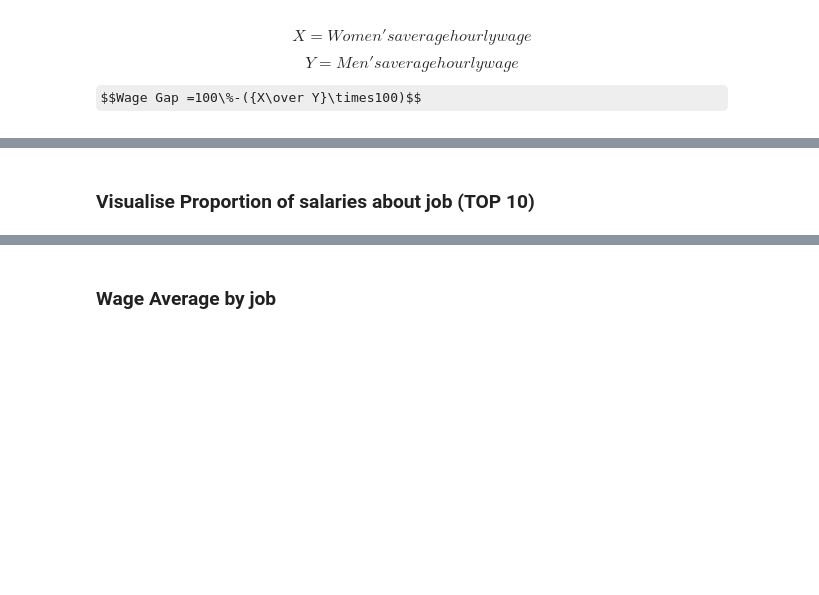
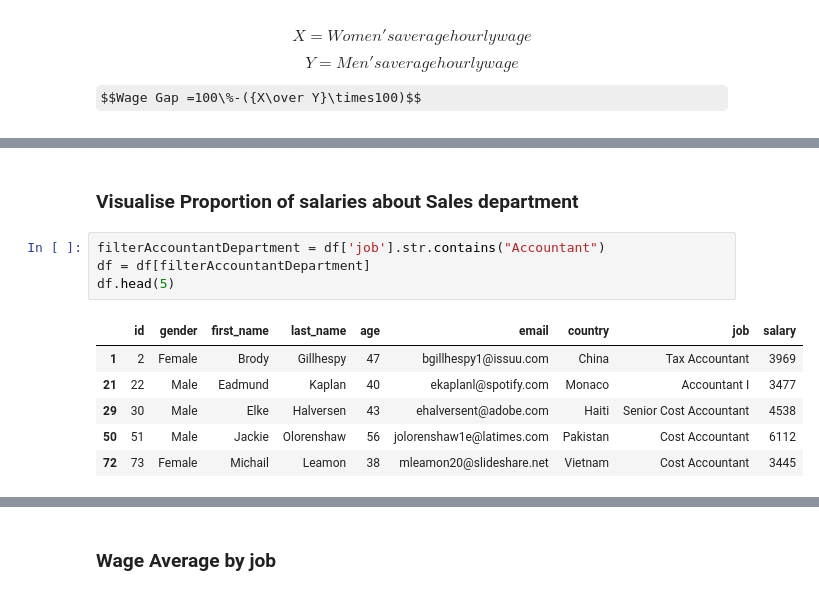
Before and after one commit to MohamedElGuendouz/mohamedelguendouz.github.io, a Jupyter notebook: projects/Create KPI's/Create_KPI's.ipynb, the cells around one changed output, grey strips where cells are left out. Cells and saved outputs as stored; diff of their text form; some formulas as TeX source; blank space fills up the shorter version.

```diff
--- a/projects/Create KPI's/Create_KPI's.ipynb
+++ b/projects/Create KPI's/Create_KPI's.ipynb
@@ -87,3 +88,14 @@ KPI_Wage_Gap= -0.021697842223370678
 # %% [markdown]
-### Visualise Proportion of salaries about job (TOP 10)
+### Visualise Proportion of salaries about Sales department
+# %%
+filterAccountantDepartment = df['job'].str.contains("Accountant")
+df = df[filterAccountantDepartment]
+df.head(5)
+# %% [output]
+|  | id | gender | first_name | last_name | age | email | country | job | salary |
+| 1 | 2 | Female | Brody | Gillhespy | 47 | bgillhespy1@issuu.com | China | Tax Accountant | 3969 |
+| 21 | 22 | Male | Eadmund | Kaplan | 40 | ekaplanl@spotify.com | Monaco | Accountant I | 3477 |
+| 29 | 30 | Male | Elke | Halversen | 43 | ehalversent@adobe.com | Haiti | Senior Cost Accountant | 4538 |
+| 50 | 51 | Male | Jackie | Olorenshaw | 56 | jolorenshaw1e@latimes.com | Pakistan | Cost Accountant | 6112 |
+| 72 | 73 | Female | Michail | Leamon | 38 | mleamon20@slideshare.net | Vietnam | Cost Accountant | 3445 |
 # %%
```
Also changed, not shown: parts of 17 cells of this notebook, 7 other files.
